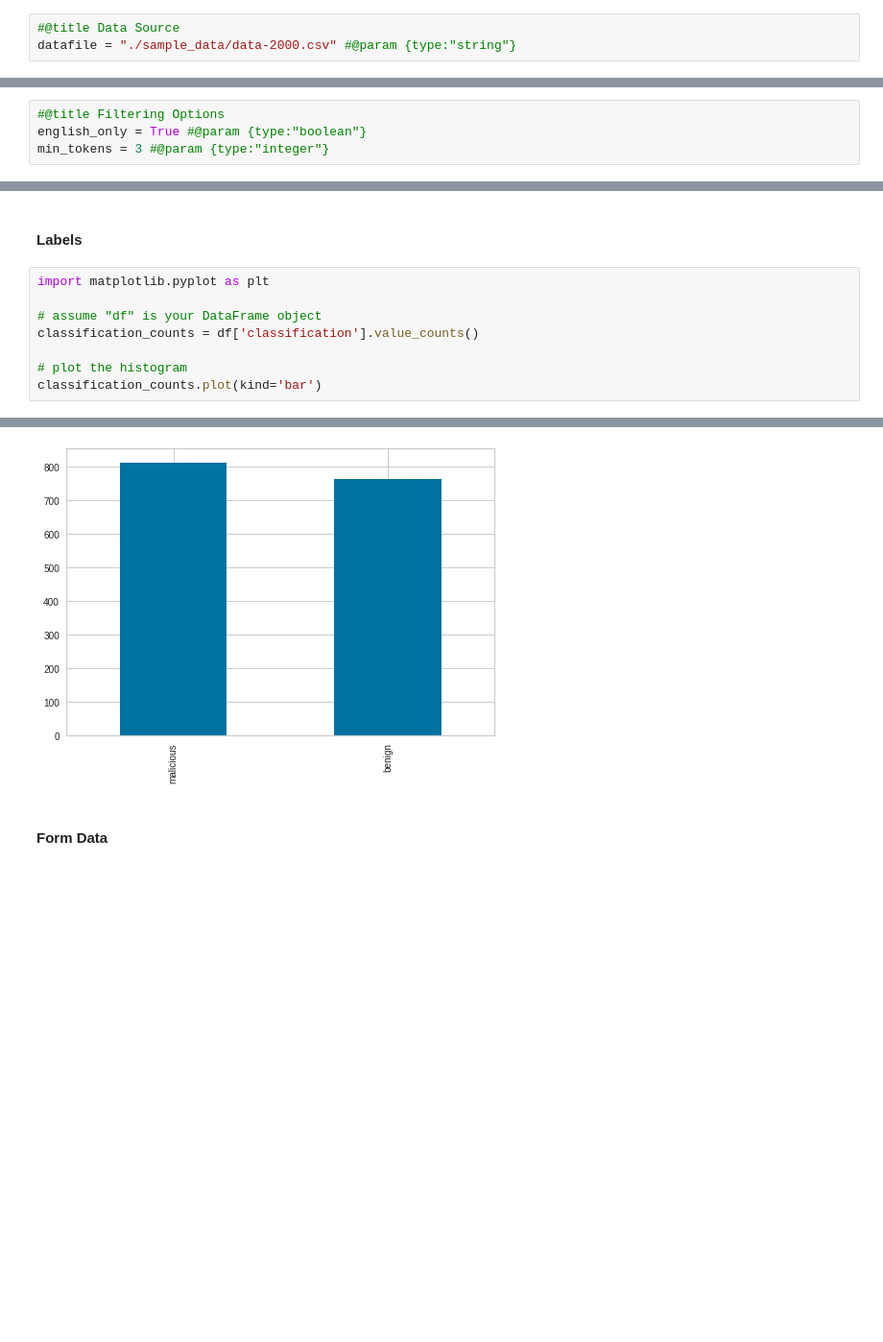
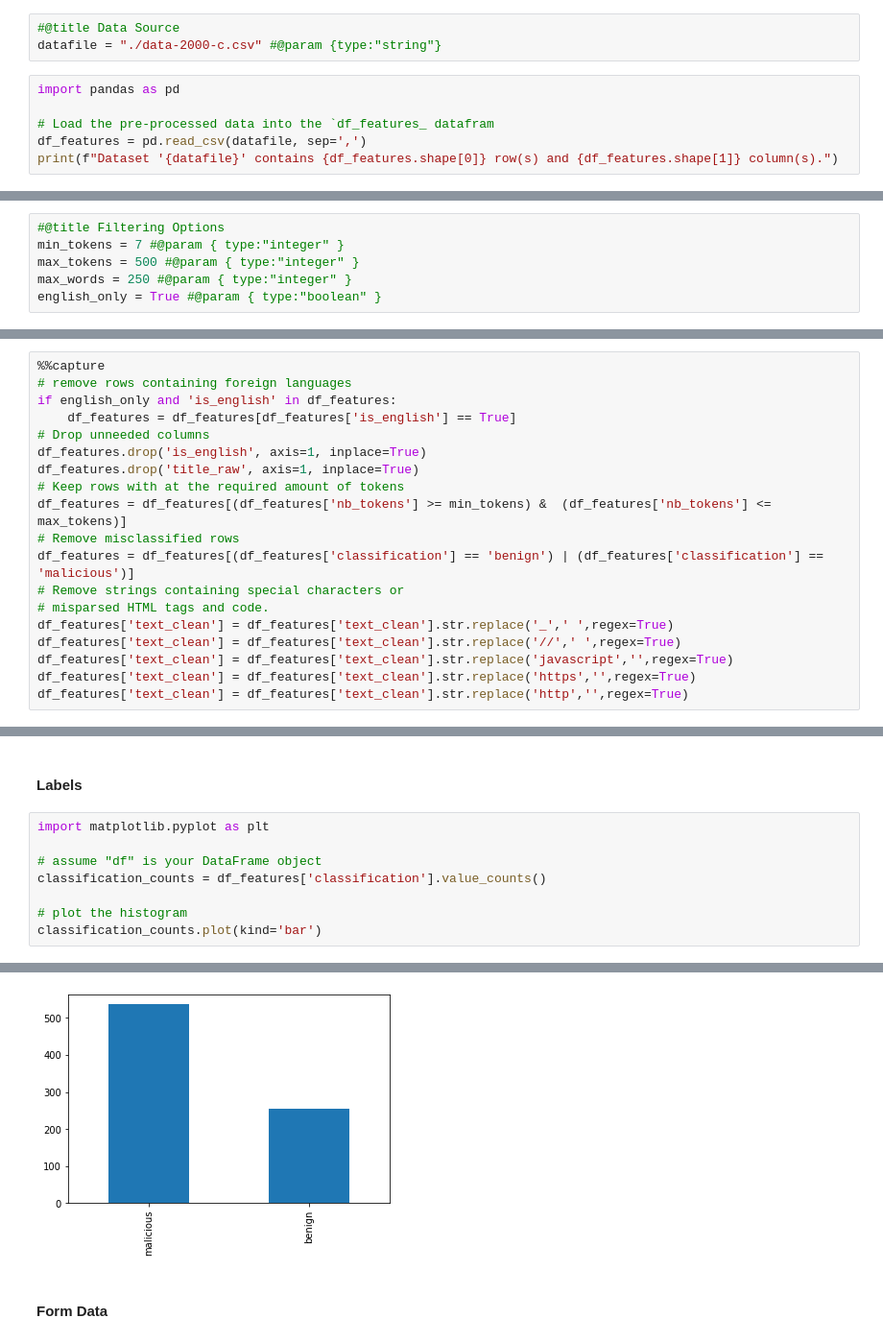
Before and after one commit to DeepCodeSec/ml1000-p3, a Jupyter notebook: notebooks/p3.ipynb, the cells around one changed output, grey strips where cells are left out. Shown at 96% size. Saved outputs shown, nothing was run; the diff lists cells and outputs as text; blank space fills up the shorter version.

```diff
--- a/notebooks/p3.ipynb
+++ b/notebooks/p3.ipynb
@@ -65,3 +92,9 @@ To preprocess raw text from webpages for classification using pycaret, you can f
 # %%
 #@title Data Source
-datafile = "./sample_data/data-2000.csv" #@param {type:"string"}
+datafile = "./data-2000-c.csv" #@param {type:"string"}
+# %%
+import pandas as pd
+
+# Load the pre-processed data into the `df_features_ datafram
+df_features = pd.read_csv(datafile, sep=',')
+print(f"Dataset '{datafile}' contains {df_features.shape[0]} row(s) and {df_features.shape[1]} column(s).")
@@ -75,4 +147,6 @@ After specifying the file containing our dataset, we load its contents into a `D
 # %%
 #@title Filtering Options
-english_only = True #@param {type:"boolean"}
-min_tokens = 3 #@param {type:"integer"}
+min_tokens = 7 #@param { type:"integer" }
+max_tokens = 500 #@param { type:"integer" }
+max_words = 250 #@param { type:"integer" }
+english_only = True #@param { type:"boolean" }
@@ -108,0 +155,19 @@ display(df.tail(5))
+# %%
+%%capture
+# remove rows containing foreign languages
+if english_only and 'is_english' in df_features:
+    df_features = df_features[df_features['is_english'] == True]
+# Drop unneeded columns
+df_features.drop('is_english', axis=1, inplace=True)
+df_features.drop('title_raw', axis=1, inplace=True)
+# Keep rows with at the required amount of tokens
+df_features = df_features[(df_features['nb_tokens'] >= min_tokens) &  (df_features['nb_tokens'] <= max_tokens)]
+# Remove misclassified rows
+df_features = df_features[(df_features['classification'] == 'benign') | (df_features['classification'] == 'malicious')]
+# Remove strings containing special characters or
+# misparsed HTML tags and code.
+df_features['text_clean'] = df_features['text_clean'].str.replace('_',' ',regex=True)
+df_features['text_clean'] = df_features['text_clean'].str.replace('//',' ',regex=True)
+df_features['text_clean'] = df_features['text_clean'].str.replace('javascript','',regex=True)
+df_features['text_clean'] = df_features['text_clean'].str.replace('https','',regex=True)
+df_features['text_clean'] = df_features['text_clean'].str.replace('http','',regex=True)
@@ -134,14 +199,14 @@ dtype: int64
 # %%
 import matplotlib.pyplot as plt
 
 # assume "df" is your DataFrame object
-classification_counts = df['classification'].value_counts()
+classification_counts = df_features['classification'].value_counts()
 
 # plot the histogram
 classification_counts.plot(kind='bar')
 # %% [output]
 <AxesSubplot:>
-[figure, old version]
+[figure, new version]
 # %% [markdown]
 #### Form Data
 # %%
```
Also changed, not shown: parts of 86 cells of this notebook, 1 other file.
